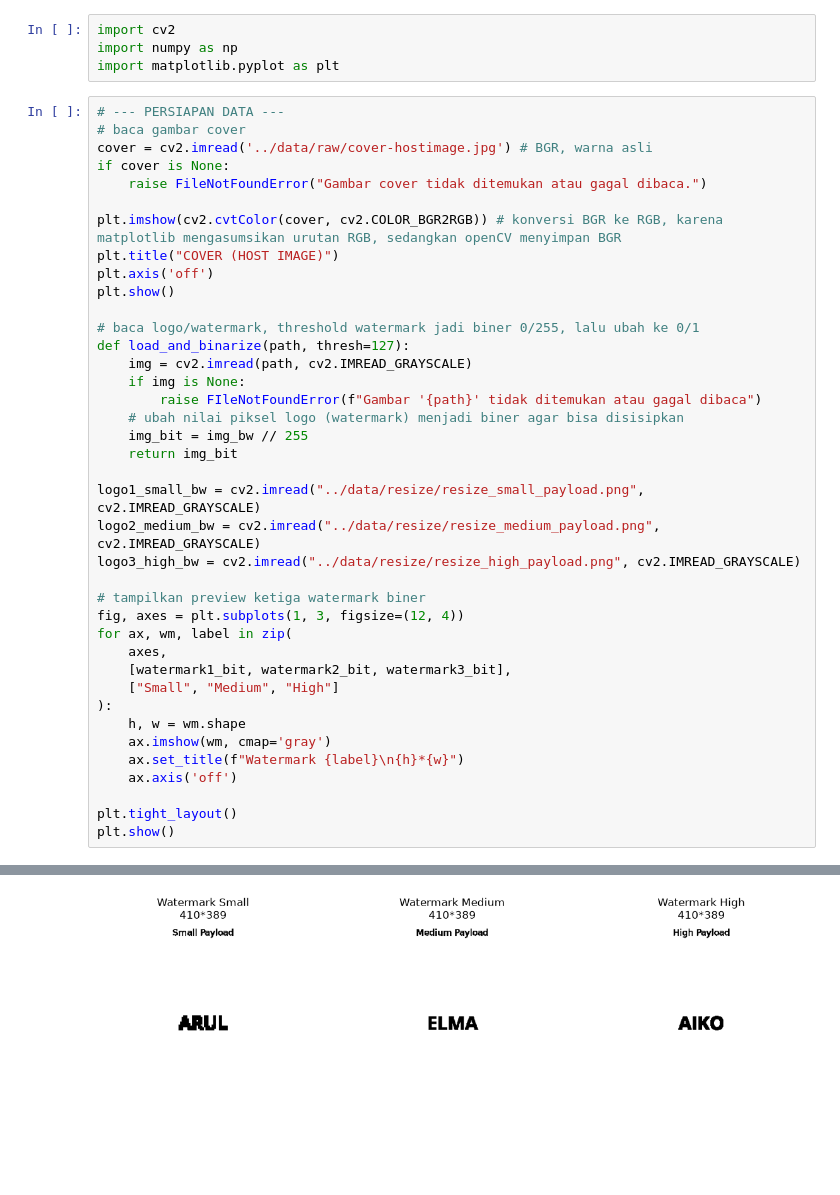
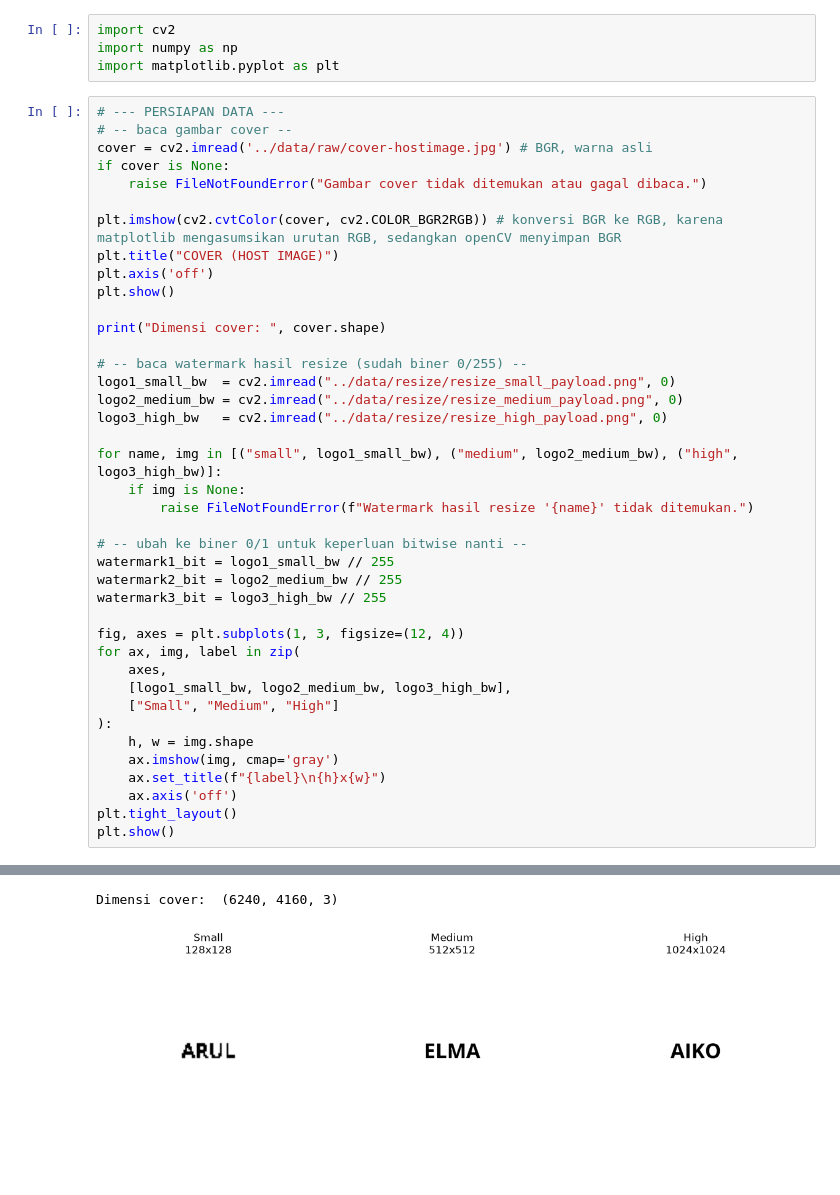
Before and after one commit to AikoFernanda/kriptografi-keamanan-data-case, a Jupyter notebook: src/embedding.ipynb, the cells around one changed output, grey strips where cells are left out. Cells and saved outputs as stored; diff of their text form.

```diff
--- a/src/embedding.ipynb
+++ b/src/embedding.ipynb
@@ -24,46 +24,48 @@ import numpy as np
 import matplotlib.pyplot as plt
 # %%
 # --- PERSIAPAN DATA ---
-# baca gambar cover
+# -- baca gambar cover --
 cover = cv2.imread('../data/raw/cover-hostimage.jpg') # BGR, warna asli
 if cover is None:
     raise FileNotFoundError("Gambar cover tidak ditemukan atau gagal dibaca.")
 
 plt.imshow(cv2.cvtColor(cover, cv2.COLOR_BGR2RGB)) # konversi BGR ke RGB, karena matplotlib mengasumsikan urutan RGB, sedangkan openCV menyimpan BGR
 plt.title("COVER (HOST IMAGE)")
 plt.axis('off')
 plt.show()
 
-# baca logo/watermark, threshold watermark jadi biner 0/255, lalu ubah ke 0/1
-def load_and_binarize(path, thresh=127):
-    img = cv2.imread(path, cv2.IMREAD_GRAYSCALE)
+print("Dimensi cover: ", cover.shape)
+
+# -- baca watermark hasil resize (sudah biner 0/255) --
+logo1_small_bw  = cv2.imread("../data/resize/resize_small_payload.png", 0)
+logo2_medium_bw = cv2.imread("../data/resize/resize_medium_payload.png", 0)
+logo3_high_bw   = cv2.imread("../data/resize/resize_high_payload.png", 0)
+
+for name, img in [("small", logo1_small_bw), ("medium", logo2_medium_bw), ("high", logo3_high_bw)]:
     if img is None:
-        raise FIleNotFoundError(f"Gambar '{path}' tidak ditemukan atau gagal dibaca")
-    # ubah nilai piksel logo (watermark) menjadi biner agar bisa disisipkan
-    img_bit = img_bw // 255
-    return img_bit
+        raise FileNotFoundError(f"Watermark hasil resize '{name}' tidak ditemukan.")
 
-logo1_small_bw = cv2.imread("../data/resize/resize_small_payload.png", cv2.IMREAD_GRAYSCALE)
-logo2_medium_bw = cv2.imread("../data/resize/resize_medium_payload.png", cv2.IMREAD_GRAYSCALE)
-logo3_high_bw = cv2.imread("../data/resize/resize_high_payload.png", cv2.IMREAD_GRAYSCALE)
+# -- ubah ke biner 0/1 untuk keperluan bitwise nanti --
+watermark1_bit = logo1_small_bw // 255
+watermark2_bit = logo2_medium_bw // 255
+watermark3_bit = logo3_high_bw // 255
 
-# tampilkan preview ketiga watermark biner
 fig, axes = plt.subplots(1, 3, figsize=(12, 4))
-for ax, wm, label in zip(
+for ax, img, label in zip(
     axes,
-    [watermark1_bit, watermark2_bit, watermark3_bit],
+    [logo1_small_bw, logo2_medium_bw, logo3_high_bw],
     ["Small", "Medium", "High"]
 ):
-    h, w = wm.shape
-    ax.imshow(wm, cmap='gray')
-    ax.set_title(f"Watermark {label}\n{h}*{w}")
+    h, w = img.shape
+    ax.imshow(img, cmap='gray')
+    ax.set_title(f"{label}\n{h}x{w}")
     ax.axis('off')
-
 plt.tight_layout()
 plt.show()
 # %% [output]
 [figure]
+Dimensi cover:  (6240, 4160, 3)
-[figure, old version]
+[figure, new version]
 # %%
 # --- PROSES EMBEDDING ---
 # LSB (least significanat bit)
```
Also changed, not shown: parts of 3 cells of this notebook, 9 other files.
